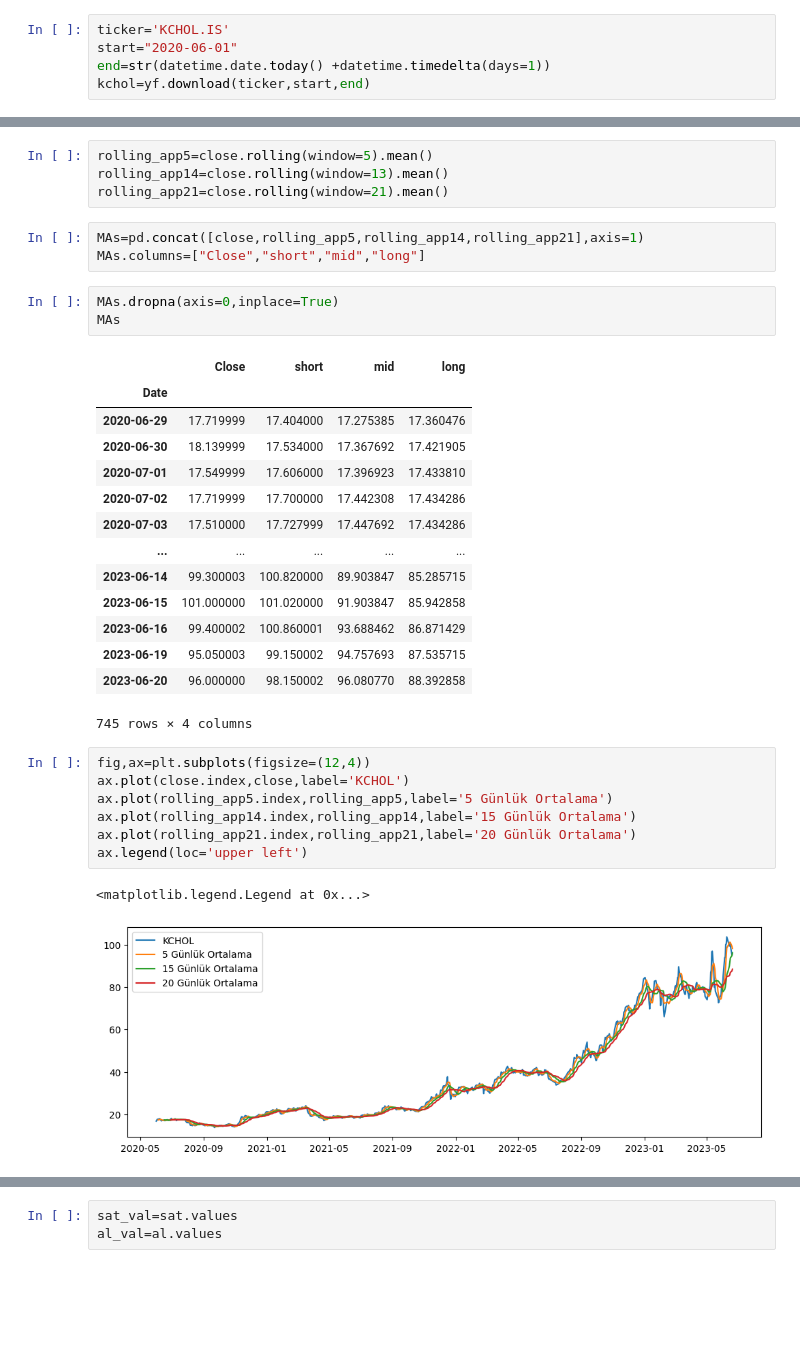
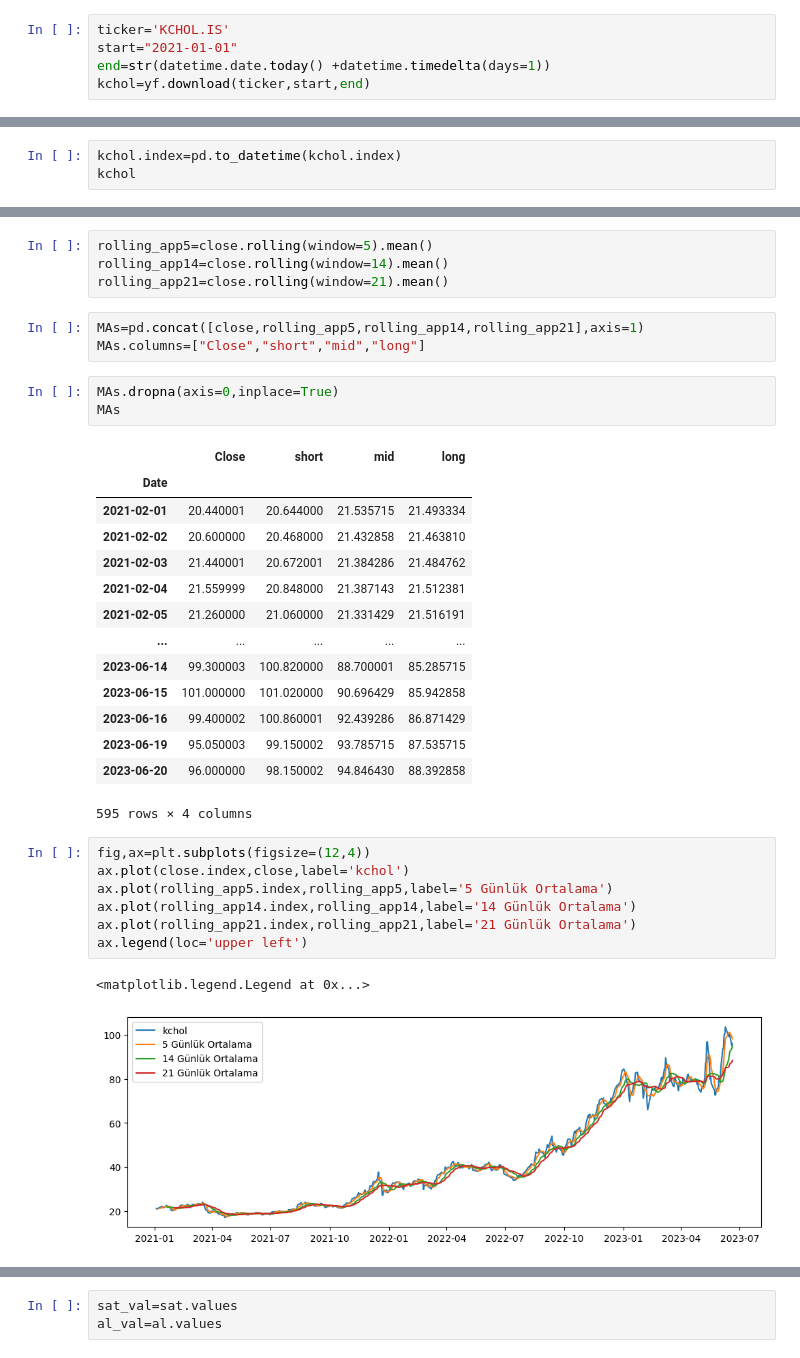
Before and after one commit to kaboya19/Borsa-Hisse-Analizi, a Jupyter notebook: project_kchol.ipynb, the cells around one changed output, grey strips where cells are left out. Saved outputs shown, nothing was run; the diff lists cells and outputs as text; blank space fills up the shorter version.

```diff
--- a/project_kchol.ipynb
+++ b/project_kchol.ipynb
@@ -12,7 +12,7 @@ import yfinance as yf
 import datetime
 # %%
 ticker='KCHOL.IS'
-start="2020-06-01"
+start="2021-01-01"
 end=str(datetime.date.today() +datetime.timedelta(days=1))
 kchol=yf.download(ticker,start,end)
 # %% [output]
@@ -36,0 +20,3 @@ kchol
+# %%
+kchol.index=pd.to_datetime(kchol.index)
+kchol
@@ -56,6 +57,6 @@ close
 # %%
 rolling_app5=close.rolling(window=5).mean()
-rolling_app14=close.rolling(window=13).mean()
+rolling_app14=close.rolling(window=14).mean()
 rolling_app21=close.rolling(window=21).mean()
 # %%
 MAs=pd.concat([close,rolling_app5,rolling_app14,rolling_app21],axis=1)
@@ -66,26 +67,26 @@ MAs
 # %% [output]
 |  | Close | short | mid | long |
 | Date |  |  |  |  |
-| 2020-06-29 | 17.719999 | 17.404000 | 17.275385 | 17.360476 |
-| 2020-06-30 | 18.139999 | 17.534000 | 17.367692 | 17.421905 |
-| 2020-07-01 | 17.549999 | 17.606000 | 17.396923 | 17.433810 |
-| 2020-07-02 | 17.719999 | 17.700000 | 17.442308 | 17.434286 |
-| 2020-07-03 | 17.510000 | 17.727999 | 17.447692 | 17.434286 |
+| 2021-02-01 | 20.440001 | 20.644000 | 21.535715 | 21.493334 |
+| 2021-02-02 | 20.600000 | 20.468000 | 21.432858 | 21.463810 |
+| 2021-02-03 | 21.440001 | 20.672001 | 21.384286 | 21.484762 |
+| 2021-02-04 | 21.559999 | 20.848000 | 21.387143 | 21.512381 |
+| 2021-02-05 | 21.260000 | 21.060000 | 21.331429 | 21.516191 |
 | ... | ... | ... | ... | ... |
-| 2023-06-14 | 99.300003 | 100.820000 | 89.903847 | 85.285715 |
-| 2023-06-15 | 101.000000 | 101.020000 | 91.903847 | 85.942858 |
-| 2023-06-16 | 99.400002 | 100.860001 | 93.688462 | 86.871429 |
-| 2023-06-19 | 95.050003 | 99.150002 | 94.757693 | 87.535715 |
-| 2023-06-20 | 96.000000 | 98.150002 | 96.080770 | 88.392858 |
+| 2023-06-14 | 99.300003 | 100.820000 | 88.700001 | 85.285715 |
+| 2023-06-15 | 101.000000 | 101.020000 | 90.696429 | 85.942858 |
+| 2023-06-16 | 99.400002 | 100.860001 | 92.439286 | 86.871429 |
+| 2023-06-19 | 95.050003 | 99.150002 | 93.785715 | 87.535715 |
+| 2023-06-20 | 96.000000 | 98.150002 | 94.846430 | 88.392858 |
-745 rows × 4 columns
+595 rows × 4 columns
 # %%
 fig,ax=plt.subplots(figsize=(12,4))
-ax.plot(close.index,close,label='KCHOL')
+ax.plot(close.index,close,label='kchol')
 ax.plot(rolling_app5.index,rolling_app5,label='5 Günlük Ortalama')
-ax.plot(rolling_app14.index,rolling_app14,label='15 Günlük Ortalama')
-ax.plot(rolling_app21.index,rolling_app21,label='20 Günlük Ortalama')
+ax.plot(rolling_app14.index,rolling_app14,label='14 Günlük Ortalama')
+ax.plot(rolling_app21.index,rolling_app21,label='21 Günlük Ortalama')
 ax.legend(loc='upper left')
 # %% [output]
 <matplotlib.legend.Legend at 0x...>
-[figure, old version]
+[figure, new version]
 # %%
```
Also changed, not shown: parts of 34 cells of this notebook, 2 other files.
